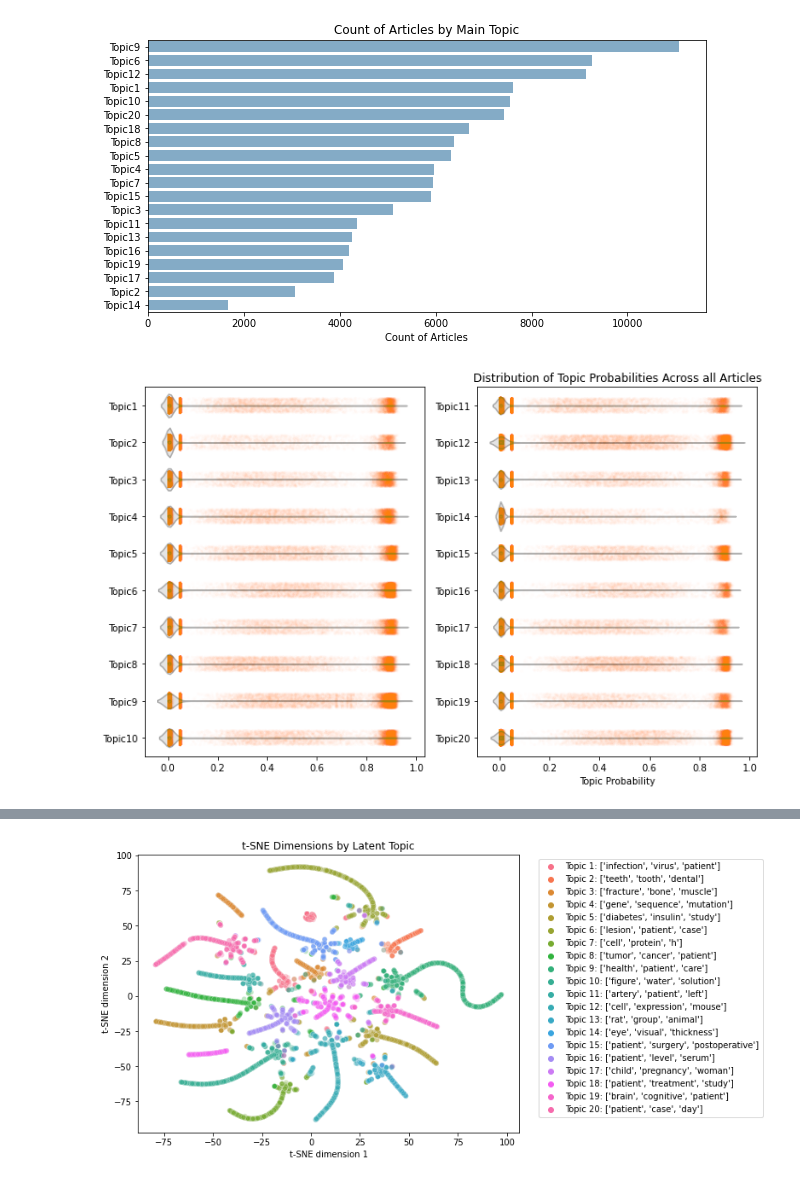
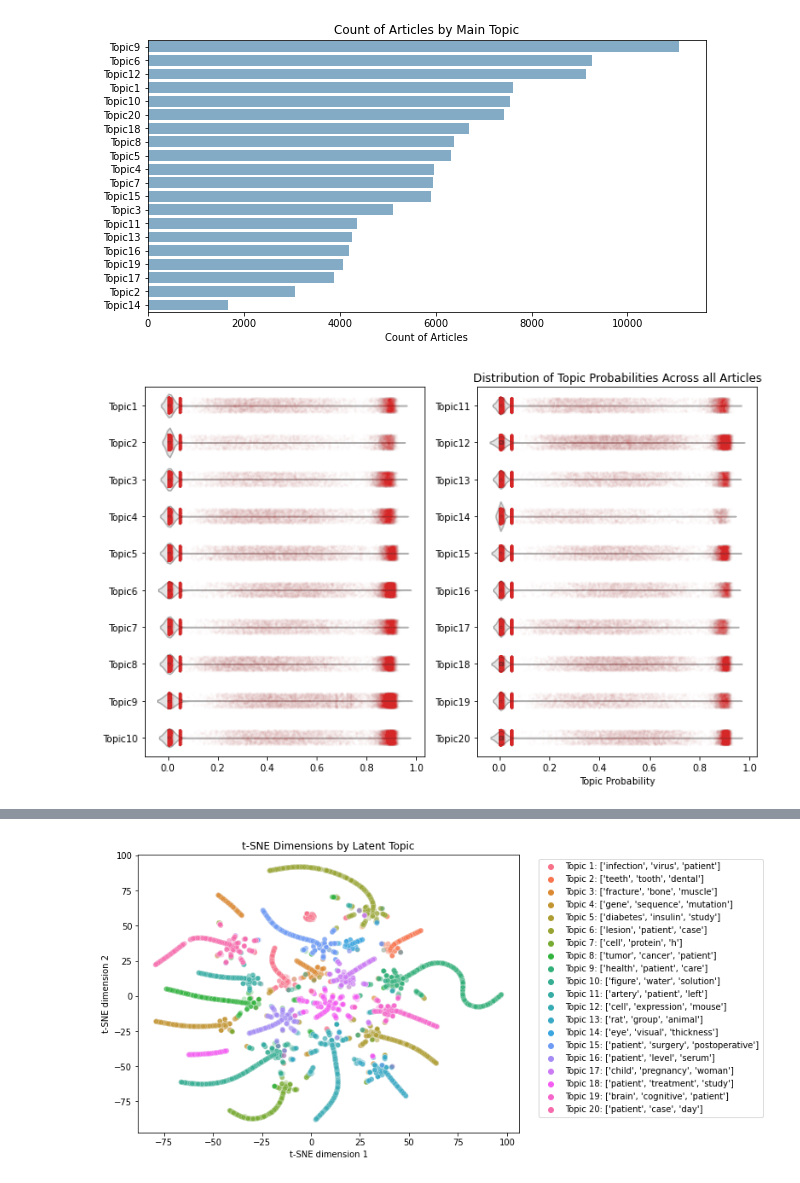
Before and after one commit to mlkimmins/OSCAR, a Jupyter notebook: topic_modeling.ipynb, the cells around one changed output, grey strips where cells are left out. Saved outputs shown, nothing was run; the diff lists cells and outputs as text; code cells hidden in the pictures.

Commit message:
adding text and comments, changed formatting of violin and bar plot, re-added heatmap:

```diff
--- a/topic_modeling.ipynb
+++ b/topic_modeling.ipynb
@@ -99,7 +106,7 @@ for i, topic_dist in enumerate(topic_words):
     zipped_3 = zip(vocab, topic_dist)
     zipped_10 = zip(vocab, topic_dist)
 
-    # # Sort and get out top 3 words for each topic for dict
+    # Sort and get out top 3 words for each topic for dict
     top_terms_key_3 = sorted(zipped_3, key=lambda t: t[1], reverse=True)[0:3]
     top_terms_list_3 = list(dict(top_terms_key_3).keys())
 
@@ -107,8 +114,8 @@ for i, topic_dist in enumerate(topic_words):
     top_terms_key_10 = sorted(zipped_10, key=lambda t: t[1], reverse=True)[0:10]
     top_terms_list_10 = list(dict(top_terms_key_10).keys())
 
-    topic_results = f"Topic {i + 1}: {top_terms_list_10}"
-    print(topic_results)
+    # Print
+    print(f"Topic {i + 1}: {top_terms_list_10}")
 
     topics_top3_words[i] = f"Topic {i + 1}: {top_terms_list_3}"
 # %% [output]
@@ -208,22 +210,25 @@ plt.show()
 # %% [output]
 [figure]
 # %%
-# Violinplot to show distribution of probabilties
+# Violinplot to show distribution of probabilties that each article draws from each topic
+
+# Extract topic probability columns
 topic_probs = df_articles.loc[:, "Topic1":]
 
+# Plot
 fig, axs = plt.subplots(nrows=1, ncols=2, figsize=(10,6))
 for i in range(2):
     if i == 0:
         sns.violinplot(data=topic_probs.iloc[:,0:int(n_topics/2)], color="lightgray", orient='h', ax=axs[i])
         plt.setp(axs[i].collections, alpha=.6)
-        sns.stripplot(data=topic_probs.iloc[:,0:int(n_topics/2)], color="tab:orange", alpha=0.01, size=3, orient='h', jitter=0.2, ax=axs[i])
+        sns.stripplot(data=topic_probs.iloc[:,0:int(n_topics/2)], color="tab:red", alpha=0.01, size=3, orient='h', jitter=0.2, ax=axs[i])
     else:
         sns.violinplot(data=topic_probs.iloc[:, int(n_topics/2):], color="lightgray", orient='h', ax=axs[i])
         plt.setp(axs[i].collections, alpha=.6)
-        sns.stripplot(data=topic_probs.iloc[:, int(n_topics/2):], color="tab:orange", alpha=0.01, size=3, orient='h', jitter=0.2, ax=axs[i])
+        sns.stripplot(data=topic_probs.iloc[:, int(n_topics/2):], color="tab:red", alpha=0.01, size=3, orient='h', jitter=0.2, ax=axs[i])
 plt.tight_layout()
 plt.xlabel("Topic Probability")
 plt.title("Distribution of Topic Probabilities Across all Articles")
 plt.show()
 # %% [output]
-[figure, old version]
+[figure, new version]
```
Also changed, not shown: parts of 17 cells of this notebook.
